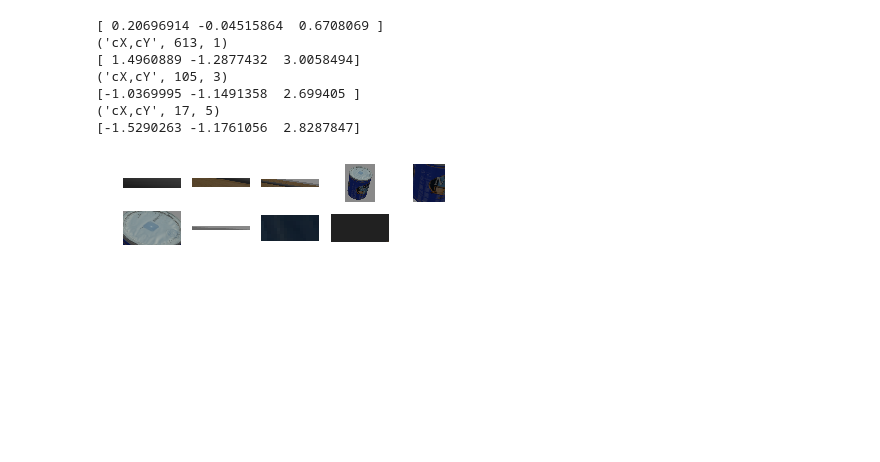
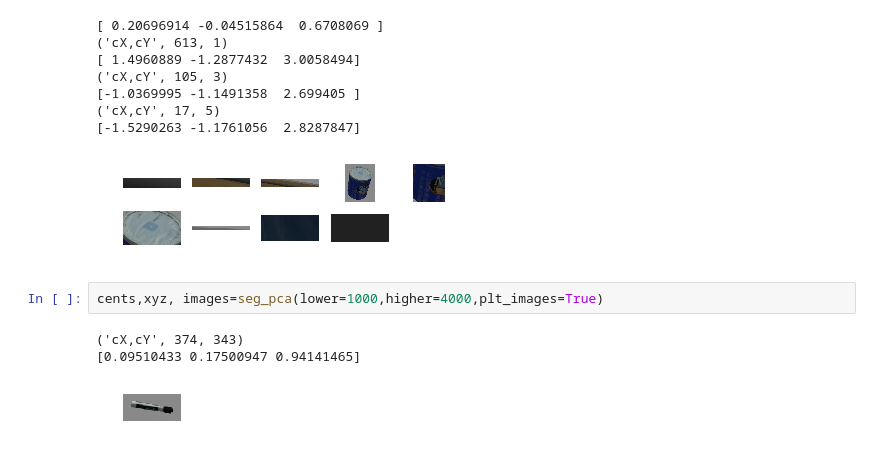
Before and after one commit to takeshi-pumas/takeshi_notebooks, a Jupyter notebook: notebooks/pick_up_table_train_imgs.ipynb, the cells around one changed output. Drawn from its saved outputs; the diff is of its cells as text; blank space fills up the shorter version.

```diff
--- a/notebooks/pick_up_table_train_imgs.ipynb
+++ b/notebooks/pick_up_table_train_imgs.ipynb
@@ -879,3 +901,9 @@ nan
 ('cX,cY', 17, 5)
 [-1.5290263 -1.1761056  2.8287847]
 [figure]
+# %%
+cents,xyz, images=seg_pca(lower=1000,higher=4000,plt_images=True)
+# %% [output]
+('cX,cY', 374, 343)
+[0.09510433 0.17500947 0.94141465]
+[figure, added]
```
Also changed, not shown: parts of 8 cells of this notebook, 1 other file.
